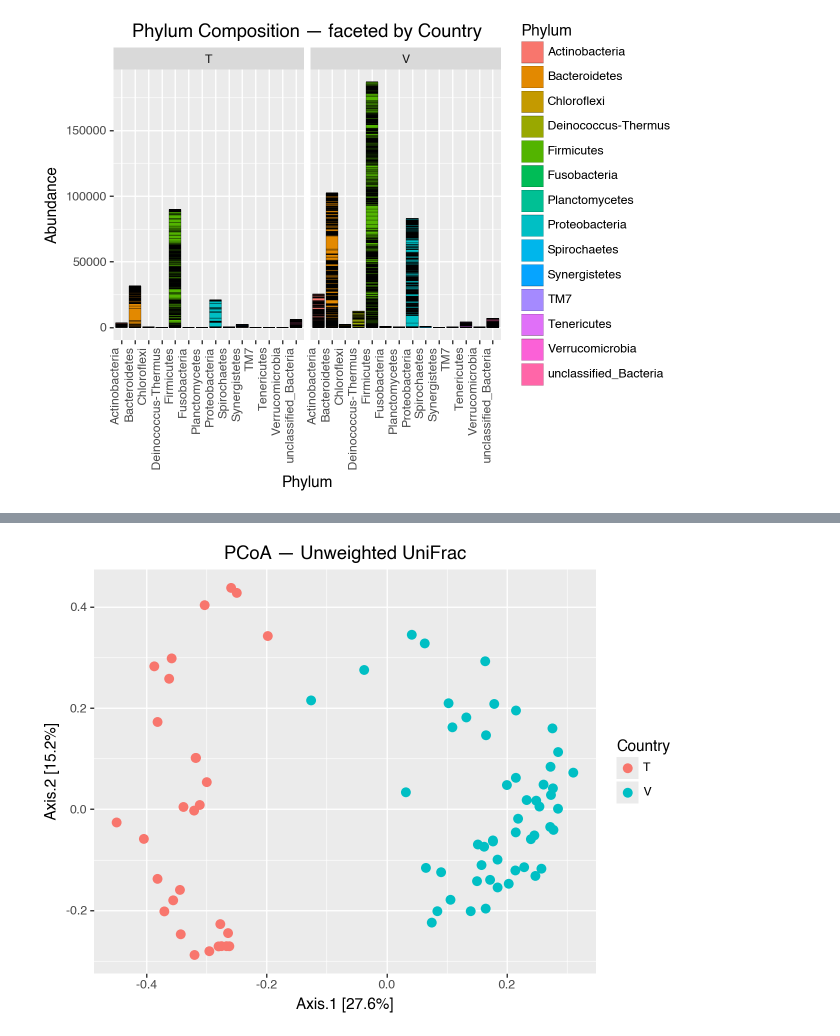
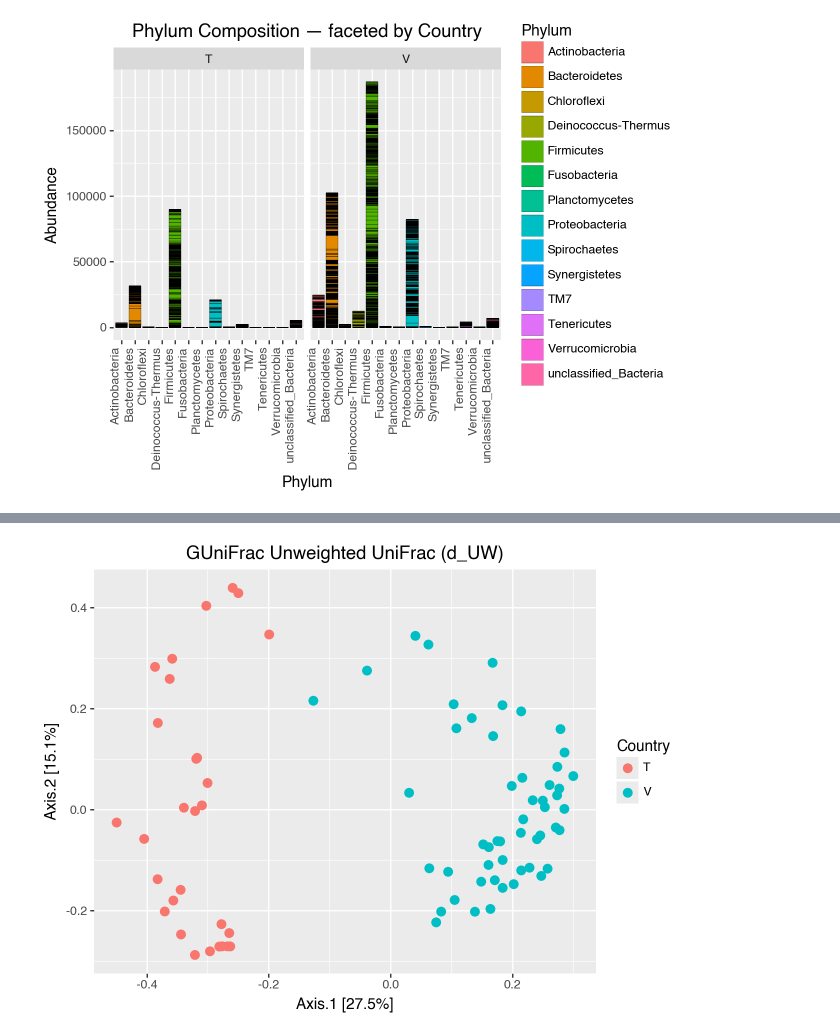
Before and after one commit to alittleb3ar/pyloseq, a Jupyter notebook: notebooks/07_torondel_2016_pit_latrines.ipynb, the cells around one changed output, grey strips where cells are left out. Drawn from its saved outputs; the diff is of its cells as text; code cells hidden in the pictures.

```diff
--- a/notebooks/07_torondel_2016_pit_latrines.ipynb
+++ b/notebooks/07_torondel_2016_pit_latrines.ipynb
@@ -224,0 +264,10 @@ The R code builds a PCoA on abundance-weighted UniFrac via `ordinate(physeq_subs
+# %%
+# R: unifracs <- GUniFrac(as.matrix(otu_table(physeq_subset)),
+#                         midpoint(phy_tree(physeq_subset)), alpha=c(0, 0.5, 1))$unifracs
+unifracs = gunifrac(physeq_subset, alpha=(0, 0.5, 1))
+dw = unifracs["d_1"]    # Weighted UniFrac
+du = unifracs["d_UW"]   # Unweighted UniFrac
+dv = unifracs["d_VAW"]  # Variance-adjusted weighted UniFrac
+d0 = unifracs["d_0"]    # GUniFrac alpha = 0
+d5 = unifracs["d_0.5"]  # GUniFrac alpha = 0.5
+print("Computed:", list(unifracs.keys()))
@@ -238,12 +285,7 @@ p
 # %%
-# Unweighted UniFrac (R GUniFrac d_UW analogue, phyloseq-native here)
-ord_u = ordinate(physeq_subset, method="PCoA", distance="unifrac")
-p = plot_ordination(
-    physeq_subset,
-    ord_u,
-    color="Country",
-    title="PCoA — Unweighted UniFrac",
-)
+# R: pcoa <- cmdscale(du, ...) ; plot_ordination(..., title="GUniFrac Unweighted UniFrac")
+pcoa_du = ordinate(physeq_subset, method="PCoA", distance=du)
+p = plot_ordination(physeq_subset, pcoa_du, color="Country", title="GUniFrac Unweighted UniFrac (d_UW)")
 p
 # %% [output]
-[figure, old version]
+[figure, new version]
```
Also changed, not shown: parts of 22 cells of this notebook, 5 other files.
